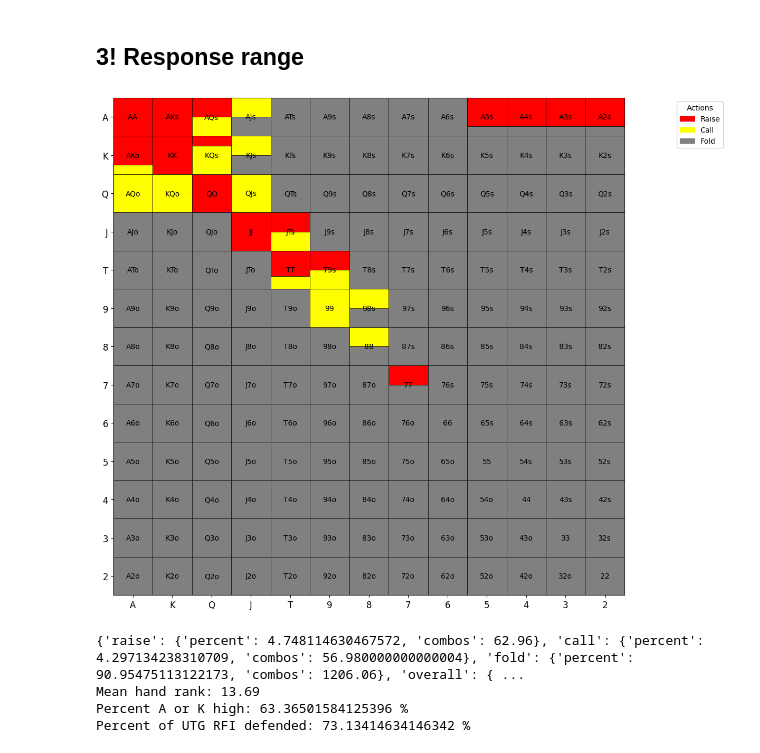
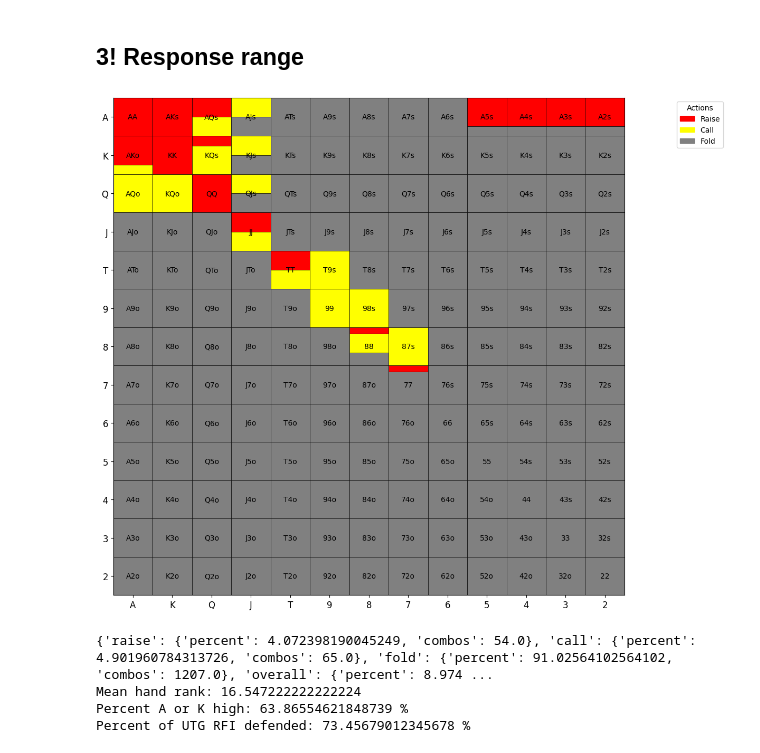
Before and after one commit to KunaalAgarwal/poker_analysis, a Jupyter notebook: src/utg_ranges.ipynb, the cells around one changed output. Cells and saved outputs as stored; diff of their text form; code cells hidden in the pictures.

```diff
--- a/src/utg_ranges.ipynb
+++ b/src/utg_ranges.ipynb
@@ -67,11 +67,11 @@ rfi_range = {
     "K7o": {"raise": 0.0, "call": 0.0},
 
     "QJs": {"raise": 1.0, "call": 0.0},
-    "QTs": {"raise": 0.5, "call": 0.0},
+    "QTs": {"raise": 1.0, "call": 0.0},
     "Q9s": {"raise": 0.0, "call": 0.0},
     "Q8s": {"raise": 0.0, "call": 0.0},
 
-    "QJo": {"raise": 0.5, "call": 0.0},
+    "QJo": {"raise": 0.0, "call": 0.0},
     "QTo": {"raise": 0.0, "call": 0.0},
     "Q9o": {"raise": 0.0, "call": 0.0},
 
@@ -84,7 +84,7 @@ rfi_range = {
     "T9s": {"raise": 1.0, "call": 0.0},
     "T8s": {"raise": 0.0, "call": 0.0},
 
-    "98s": {"raise": 0.5, "call": 0.0},
+    "98s": {"raise": 1.0, "call": 0.0},
     "97s": {"raise": 0.0, "call": 0.0},
 
     "87s": {"raise": 0.0, "call": 0.0},
@@ -136,11 +136,11 @@ response_3bet_range = {
     "AA": {"raise": 1.0, "call": 0.0},
     "KK": {"raise": 1.0, "call": 0.0},
     "QQ": {"raise": 1.0, "call": 0.0},
-    "JJ": {"raise": 1.0, "call": 0.0},
-    "TT": {"raise": 0.66, "call": 0.33},
+    "JJ": {"raise": 0.5, "call": 0.5},
+    "TT": {"raise": 0.5, "call": 0.5},
     "99": {"raise": 0.0, "call": 1.0},
-    "88": {"raise": 0.0, "call": 0.5}, # 4bet bluff (unblocks AK, AQ, AJ, KQ, etc.), while ahead of those hands and can put high pressure on middling pairs
-    "77": {"raise": 0.5, "call": 0.0}, # 4bet bluff (unblocks AK, AQ, AJ, KQ, etc.), while ahead of those hands and can put high pressure on middling pairs
+    "88": {"raise": 1/6, "call": 0.5}, # 4bet bluff (unblocks AK, AQ, AJ, KQ, etc.), while ahead of those hands and can put high pressure on middling pairs
+    "77": {"raise": 1/6, "call": 0.0}, # 4bet bluff (unblocks AK, AQ, AJ, KQ, etc.), while ahead of those hands and can put high pressure on middling pairs
     "66": {"raise": 0.0, "call": 0.0},
     "55": {"raise": 0.0, "call": 0.0},
     "44": {"raise": 0.0, "call": 0.0},
@@ -181,50 +181,50 @@ response_3bet_range = {
     "KJo": {"raise": 0.0, "call": 0.0},
     "KTo": {"raise": 0.0, "call": 0.0},
 
-    "QJs": {"raise": 0.0, "call": 1.0},
+    "QJs": {"raise": 0.0, "call": 0.5},
     "QTs": {"raise": 0.0, "call": 0.0},
 
     "QJo": {"raise": 0.0, "call": 0.0},
     "QTo": {"raise": 0.0, "call": 0.0},
     "Q9o": {"raise": 0.0, "call": 0.0},
 
-    "JTs": {"raise": 0.5, "call": 0.5}, # using as a call and 4bet bluff, unblocks some of the lower pairs that are pure folds to 4bets and is playable, also blocks some decent pairs
+    "JTs": {"raise": 0.0, "call": 0.0}, # using as a call and 4bet bluff, unblocks some of the lower pairs that are pure folds to 4bets and is playable, also blocks some decent pairs
     "J9s": {"raise": 0.0, "call": 0.0},
 
     "JTo": {"raise": 0.0, "call": 0.0},
     "J9o": {"raise": 0.0, "call": 0.0},
 
-    "T9s": {"raise": 0.5, "call": 0.5}, # using as a call and 4bet bluff, unblocks some of the lower pairs that are pure folds to 4bets and is playable
+    "T9s": {"raise": 0.0, "call": 1.0}, # using as a call and 4bet bluff, unblocks some of the lower pairs that are pure folds to 4bets and is playable
     "T8s": {"raise": 0.0, "call": 0.0},
 
-    "98s": {"raise": 0.0, "call": 0.5}, # solid call with decent suited connector
+    "98s": {"raise": 0.0, "call": 1.0}, # solid call with decent suited connector
     "97s": {"raise": 0.0, "call": 0.0},
-    "87s": {"raise": 0.0, "call": 0.0},
+    "87s": {"raise": 0.0, "call": 1.0},
     "86s": {"raise": 0.0, "call": 0.0},
 
     "76s": {"raise": 0.0, "call": 0.0},
     "75s": {"raise": 0.0, "call": 0.0},
 
     "65s": {"raise": 0.0, "call": 0.0},
 }
 # Visualize the range
 response_3bet = range_construction.generate_range(response_3bet_range, '../ranges/utg_ranges/utg_3!response.png')
 response_3bet_distribution = range_construction.range_hand_distribution(response_3bet_range)
 response_3bet_percent_by_actions = range_construction.range_percent_by_all_actions(response_3bet_range)
 response_3bet_mean_hand_rank = range_construction.average_range_rank(response_3bet_range)
 
 defended_rfi = 100*response_3bet_percent_by_actions['overall']['combos'] / rfi_percent_by_actions['overall']['combos']
 
 print(response_3bet_percent_by_actions)
 print(f'Mean hand rank: {response_3bet_mean_hand_rank}')
 print(f'Percent A or K high: {range_construction.percent_range_high_card(response_3bet_range)} %')
 print(f'Percent of UTG RFI defended: {defended_rfi} %')
 
 response_3bet_distribution[1].to_csv('../ranges/utg_ranges/utg_3bet_response_distribution.csv')
 response_3bet_distribution[0]
 # %% [output]
-[figure, old version]
+[figure, new version]
-{'raise': {'percent': 4.748114630467572, 'combos': 62.96}, 'call': {'percent': 4.297134238310709, 'combos': 56.980000000000004}, 'fold': {'percent': 90.95475113122173, 'combos': 1206.06}, 'overall': { ...
-Mean hand rank: 13.69
-Percent A or K high: 63.36501584125396 %
-Percent of UTG RFI defended: 73.13414634146342 %
+{'raise': {'percent': 4.072398190045249, 'combos': 54.0}, 'call': {'percent': 4.901960784313726, 'combos': 65.0}, 'fold': {'percent': 91.02564102564102, 'combos': 1207.0}, 'overall': {'percent': 8.974 ...
+Mean hand rank: 16.547222222222224
+Percent A or K high: 63.86554621848739 %
+Percent of UTG RFI defended: 73.45679012345678 %
```
Also changed, not shown: parts of 2 cells of this notebook, 4 other files.
